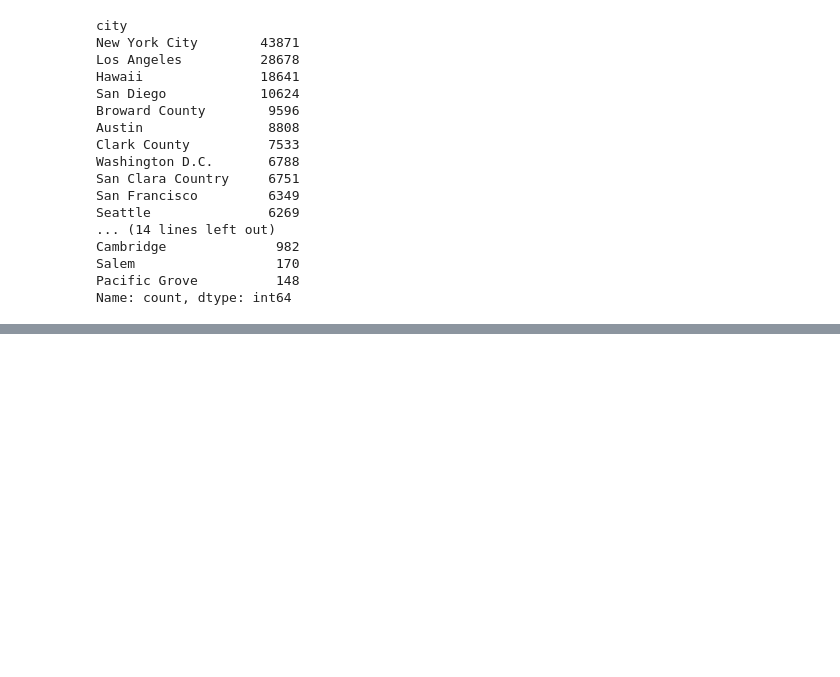
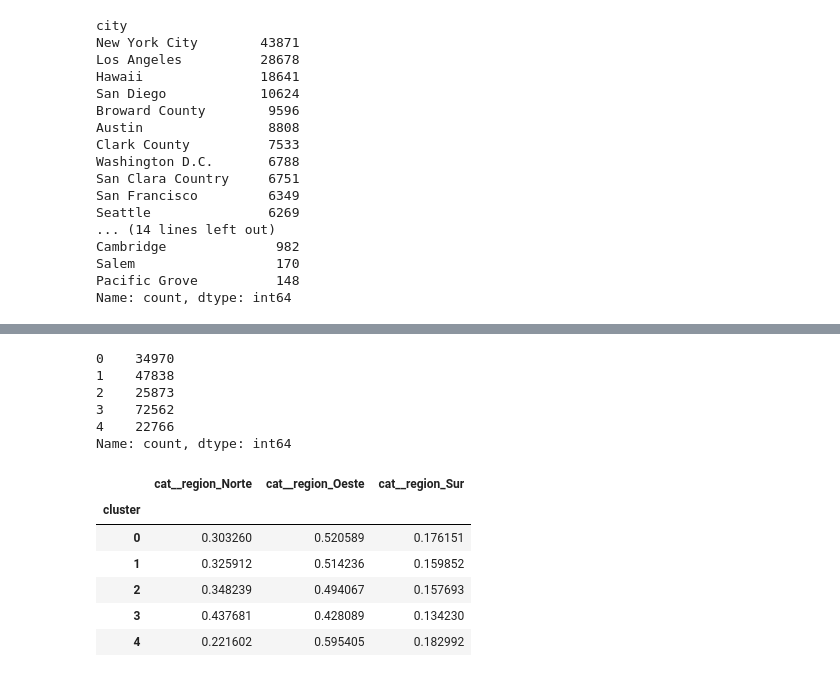
Before and after one commit to HaloReach2552/Proyecto-Data-Science-Airbnb, a Jupyter notebook: proyecto.ipynb, the cells around one changed output, grey strips where cells are left out. Saved outputs shown, nothing was run; the diff lists cells and outputs as text; code cells hidden in the pictures; blank space fills up the shorter version.

```diff
--- a/proyecto.ipynb
+++ b/proyecto.ipynb
@@ -592,0 +546,11 @@ datos_segmentacion.groupby("cluster").mean()
+# %%
+import pandas as pd
+
+pd.Series(clusters).value_counts().sort_index()
+# %% [output]
+0    34970
+1    47838
+2    25873
+3    72562
+4    22766
+Name: count, dtype: int64
@@ -592,0 +559,18 @@ datos_segmentacion.groupby("cluster").mean()
+# %%
+region_cluster = X_df.groupby("cluster")[
+    [
+        "cat__region_Norte",
+        "cat__region_Oeste",
+        "cat__region_Sur"
+    ]
+].mean()
+
+region_cluster
+# %% [output]
+|  | cat__region_Norte | cat__region_Oeste | cat__region_Sur |
+| cluster |  |  |  |
+| 0 | 0.303260 | 0.520589 | 0.176151 |
+| 1 | 0.325912 | 0.514236 | 0.159852 |
+| 2 | 0.348239 | 0.494067 | 0.157693 |
+| 3 | 0.437681 | 0.428089 | 0.134230 |
+| 4 | 0.221602 | 0.595405 | 0.182992 |
```
Also changed, not shown: parts of 23 cells of this notebook.
